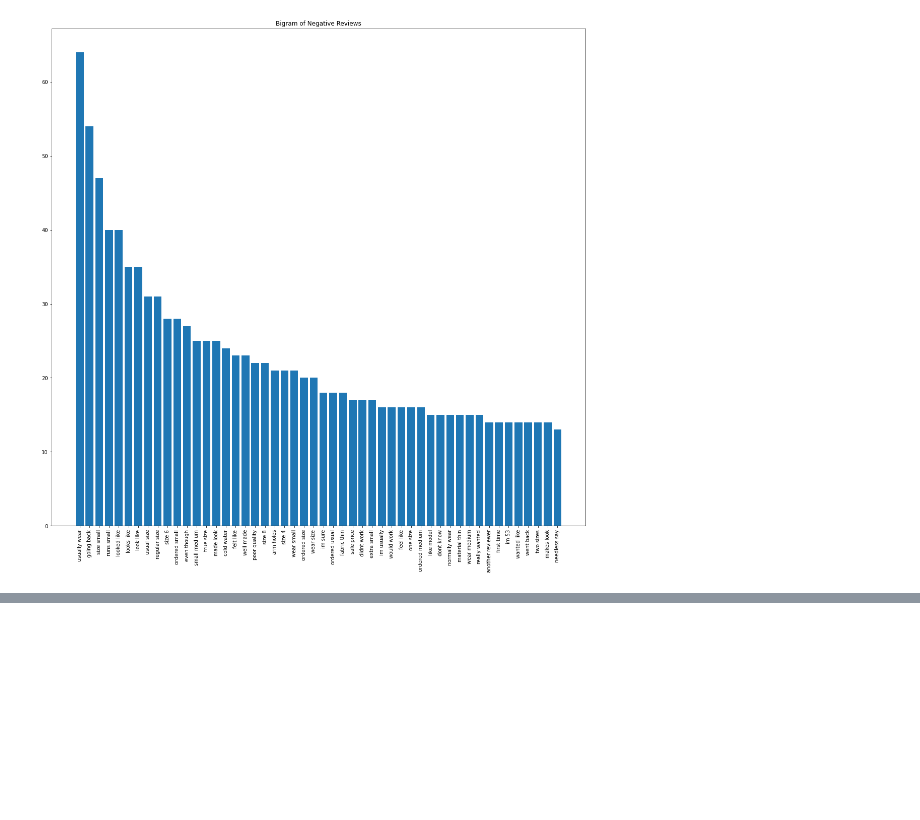
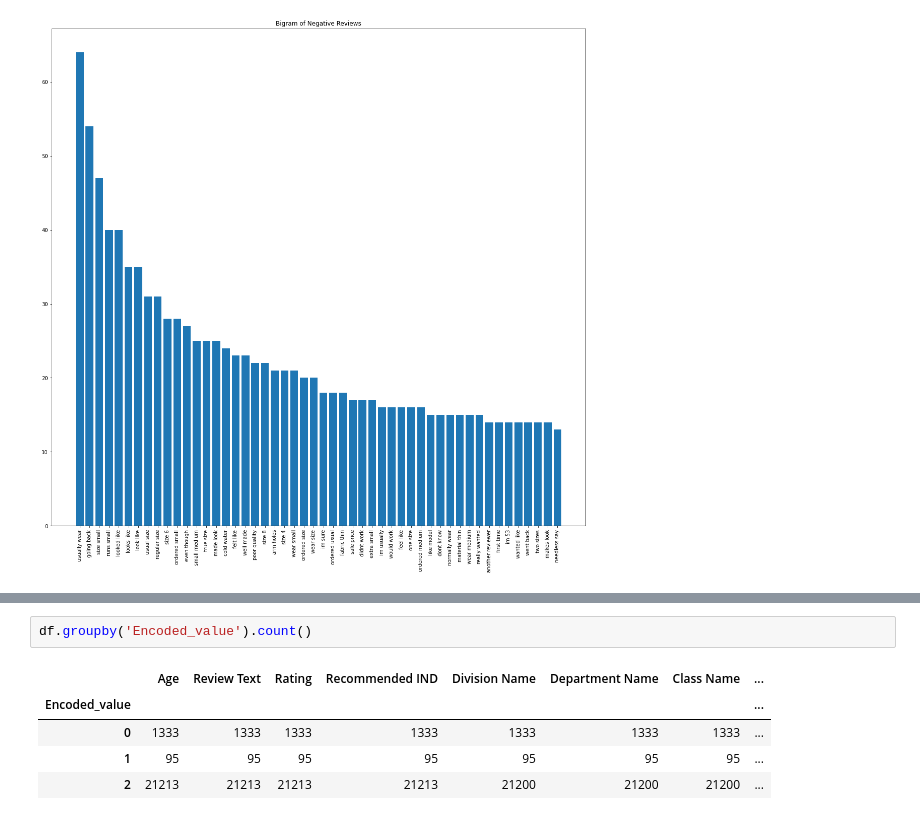
Before and after one commit to meena-shankar/E-commerce-Review-Sentiment-Analysis, a Jupyter notebook: Text_Mining.ipynb, the cells around one changed output, grey strips where cells are left out. Drawn from its saved outputs; the diff is of its cells as text; blank space fills up the shorter version.

```diff
--- a/Text_Mining.ipynb
+++ b/Text_Mining.ipynb
@@ -689,0 +672,8 @@ Ngram(df_negative["Review_text_cleaned"],2,title="Bigram of Negative Reviews")
+# %%
+df.groupby('Encoded_value').count()
+# %% [output]
+|  | Age | Review Text | Rating | Recommended IND | Division Name | Department Name | Class Name | ... |
+| Encoded_value |  |  |  |  |  |  |  | ... |
+| 0 | 1333 | 1333 | 1333 | 1333 | 1333 | 1333 | 1333 | ... |
+| 1 | 95 | 95 | 95 | 95 | 95 | 95 | 95 | ... |
+| 2 | 21213 | 21213 | 21213 | 21213 | 21200 | 21200 | 21200 | ... |
```
Also changed, not shown: parts of 19 cells of this notebook.
